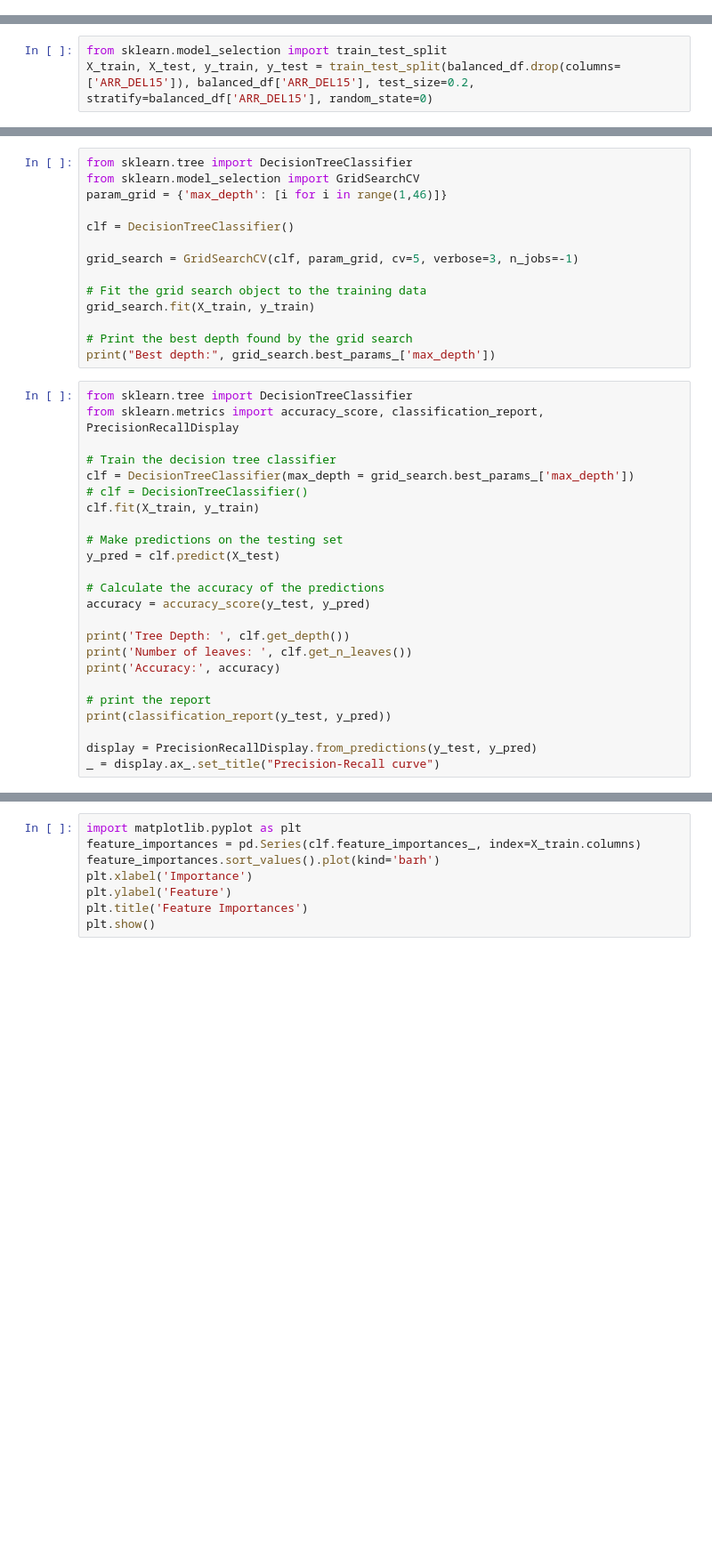
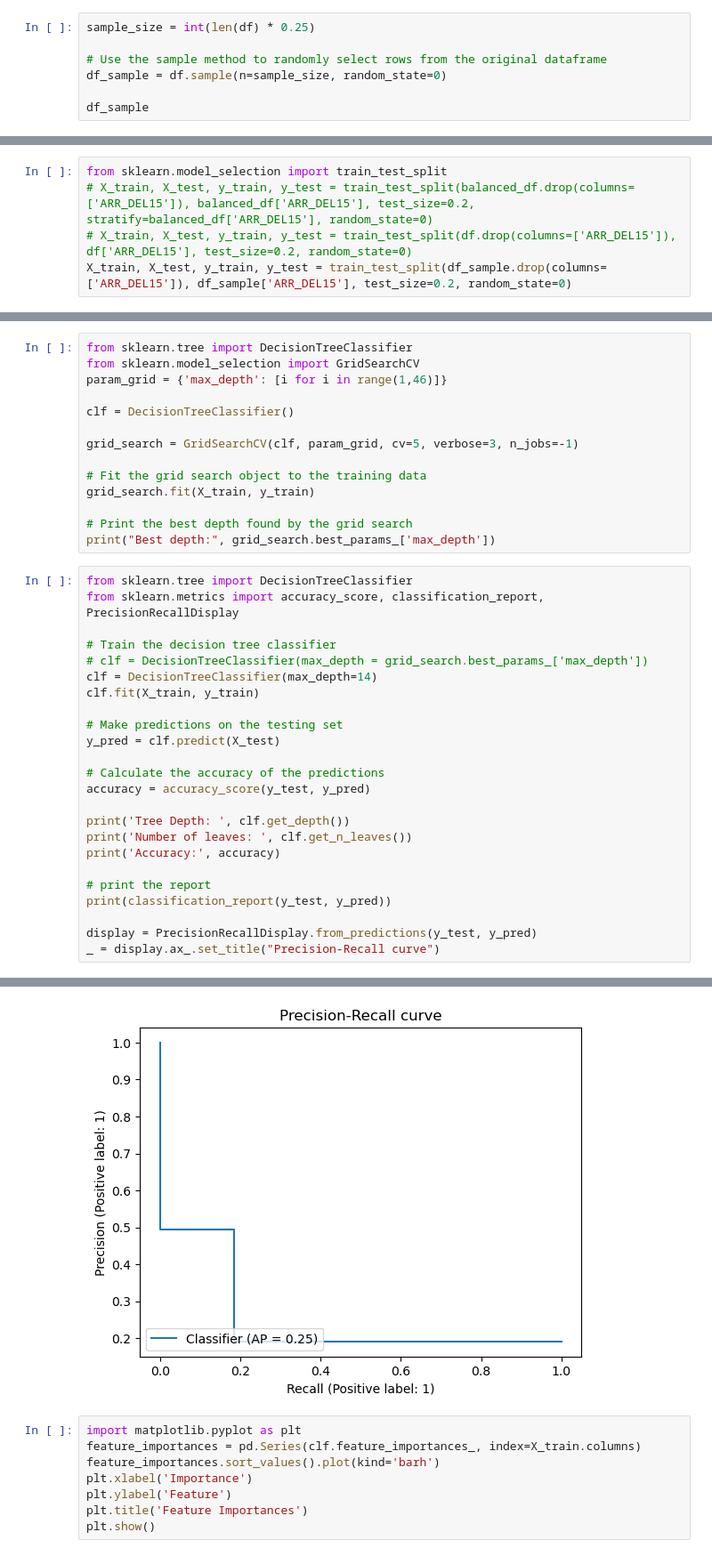
Before and after one commit to zqz979/Flight-Delay-Prediction, a Jupyter notebook: DT_creative.ipynb, the cells around one changed output, grey strips where cells are left out. Shown at 89% size. Cells and saved outputs as stored; diff of their text form; blank space fills up the shorter version.

```diff
--- a/DT_creative.ipynb
+++ b/DT_creative.ipynb
@@ -52,0 +69,7 @@ balanced_df
+# %%
+sample_size = int(len(df) * 0.25)
+
+# Use the sample method to randomly select rows from the original dataframe
+df_sample = df.sample(n=sample_size, random_state=0)
+
+df_sample
@@ -141,7 +178,9 @@ print('Classification Report:\n', classification_report(y_test, y_pred))
 # All data
 # %%
 from sklearn.model_selection import train_test_split
-X_train, X_test, y_train, y_test = train_test_split(balanced_df.drop(columns=['ARR_DEL15']), balanced_df['ARR_DEL15'], test_size=0.2, stratify=balanced_df['ARR_DEL15'], random_state=0)
+# X_train, X_test, y_train, y_test = train_test_split(balanced_df.drop(columns=['ARR_DEL15']), balanced_df['ARR_DEL15'], test_size=0.2, stratify=balanced_df['ARR_DEL15'], random_state=0)
+# X_train, X_test, y_train, y_test = train_test_split(df.drop(columns=['ARR_DEL15']), df['ARR_DEL15'], test_size=0.2, random_state=0)
+X_train, X_test, y_train, y_test = train_test_split(df_sample.drop(columns=['ARR_DEL15']), df_sample['ARR_DEL15'], test_size=0.2, random_state=0)
 # %% [markdown]
 ## Regular decision tree
 # %%
@@ -163,8 +202,8 @@ from sklearn.tree import DecisionTreeClassifier
 from sklearn.metrics import accuracy_score, classification_report, PrecisionRecallDisplay
 
 # Train the decision tree classifier
-clf = DecisionTreeClassifier(max_depth = grid_search.best_params_['max_depth'])
-# clf = DecisionTreeClassifier()
+# clf = DecisionTreeClassifier(max_depth = grid_search.best_params_['max_depth'])
+clf = DecisionTreeClassifier(max_depth=14)
 clf.fit(X_train, y_train)
 
 # Make predictions on the testing set
@@ -182,3 +221,4 @@ print(classification_report(y_test, y_pred))
 
 display = PrecisionRecallDisplay.from_predictions(y_test, y_pred)
 _ = display.ax_.set_title("Precision-Recall curve")
+# %% [output]
@@ -185,3 +236,4 @@ _ = display.ax_.set_title("Precision-Recall curve")
+[figure, added]
 # %%
 import matplotlib.pyplot as plt
 feature_importances = pd.Series(clf.feature_importances_, index=X_train.columns)
```
Also changed, not shown: parts of 6 cells of this notebook.
